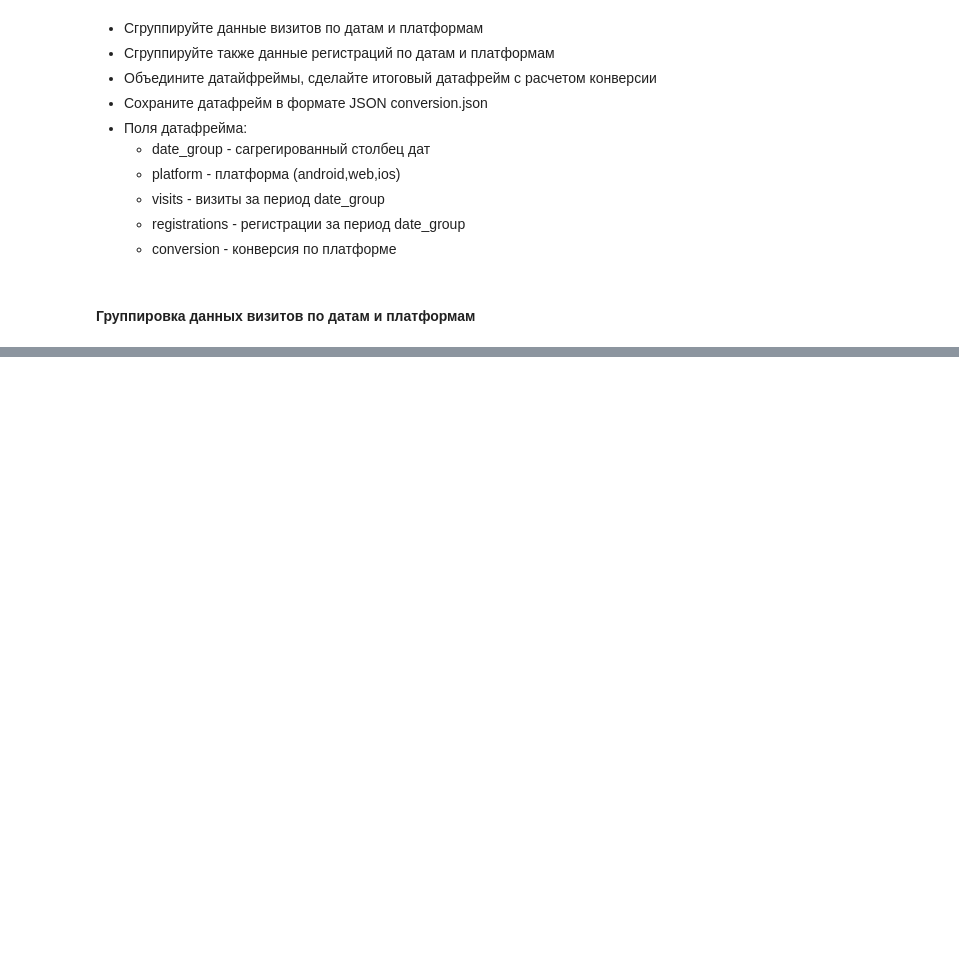
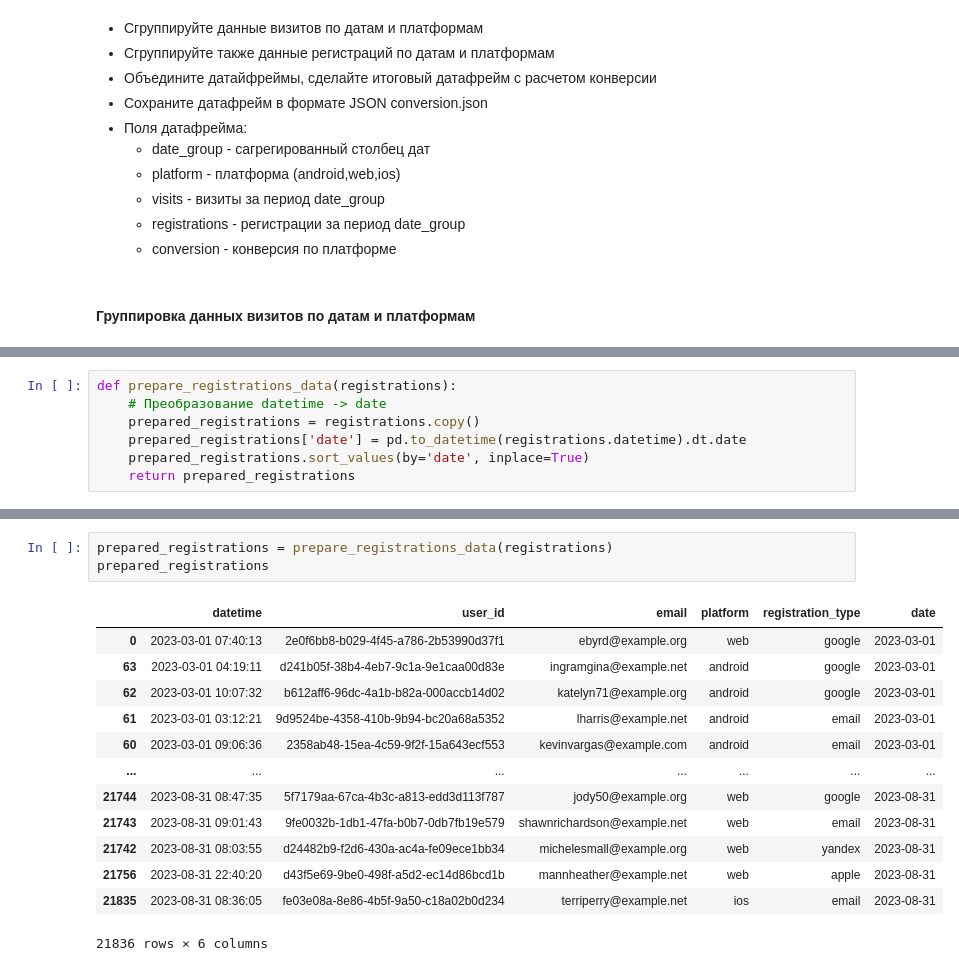
Before and after one commit to paalso/python-for-data-analysts-project-100, a Jupyter notebook: charts_project.ipynb, the cells around one changed output, grey strips where cells are left out. Cells and saved outputs as stored; diff of their text form; blank space fills up the shorter version.

```diff
--- a/charts_project.ipynb
+++ b/charts_project.ipynb
@@ -181,0 +190,7 @@ visits_withot_bots = visits[~visits.user_agent.str.contains('bot')]
+# %%
+def prepare_registrations_data(registrations):
+    # Преобразование datetime -> date
+    prepared_registrations = registrations.copy()
+    prepared_registrations['date'] = pd.to_datetime(registrations.datetime).dt.date
+    prepared_registrations.sort_values(by='date', inplace=True)
+    return prepared_registrations
@@ -181,0 +214,17 @@ visits_withot_bots = visits[~visits.user_agent.str.contains('bot')]
+# %%
+prepared_registrations = prepare_registrations_data(registrations)
+prepared_registrations
+# %% [output]
+|  | datetime | user_id | email | platform | registration_type | date |
+| 0 | 2023-03-01 07:40:13 | 2e0f6bb8-b029-4f45-a786-2b53990d37f1 | ebyrd@example.org | web | google | 2023-03-01 |
+| 63 | 2023-03-01 04:19:11 | d241b05f-38b4-4eb7-9c1a-9e1caa00d83e | ingramgina@example.net | android | google | 2023-03-01 |
+| 62 | 2023-03-01 10:07:32 | b612aff6-96dc-4a1b-b82a-000accb14d02 | katelyn71@example.org | android | google | 2023-03-01 |
+| 61 | 2023-03-01 03:12:21 | 9d9524be-4358-410b-9b94-bc20a68a5352 | lharris@example.net | android | email | 2023-03-01 |
+| 60 | 2023-03-01 09:06:36 | 2358ab48-15ea-4c59-9f2f-15a643ecf553 | kevinvargas@example.com | android | email | 2023-03-01 |
+| ... | ... | ... | ... | ... | ... | ... |
+| 21744 | 2023-08-31 08:47:35 | 5f7179aa-67ca-4b3c-a813-edd3d113f787 | jody50@example.org | web | google | 2023-08-31 |
+| 21743 | 2023-08-31 09:01:43 | 9fe0032b-1db1-47fa-b0b7-0db7fb19e579 | shawnrichardson@example.net | web | email | 2023-08-31 |
+| 21742 | 2023-08-31 08:03:55 | d24482b9-f2d6-430a-ac4a-fe09ece1bb34 | michelesmall@example.org | web | yandex | 2023-08-31 |
+| 21756 | 2023-08-31 22:40:20 | d43f5e69-9be0-498f-a5d2-ec14d86bcd1b | mannheather@example.net | web | apple | 2023-08-31 |
+| 21835 | 2023-08-31 08:36:05 | fe03e08a-8e86-4b5f-9a50-c18a02b0d234 | terriperry@example.net | ios | email | 2023-08-31 |
+21836 rows × 6 columns
```
Also changed, not shown: parts of 25 cells of this notebook, 2 other files.
